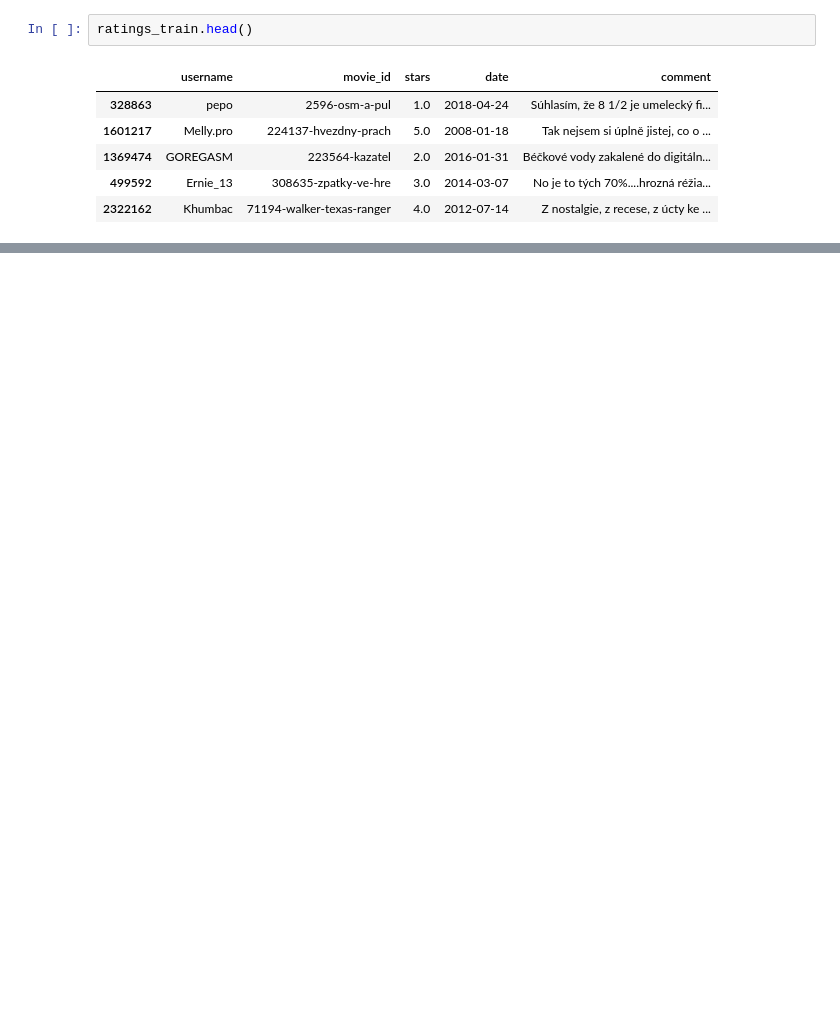
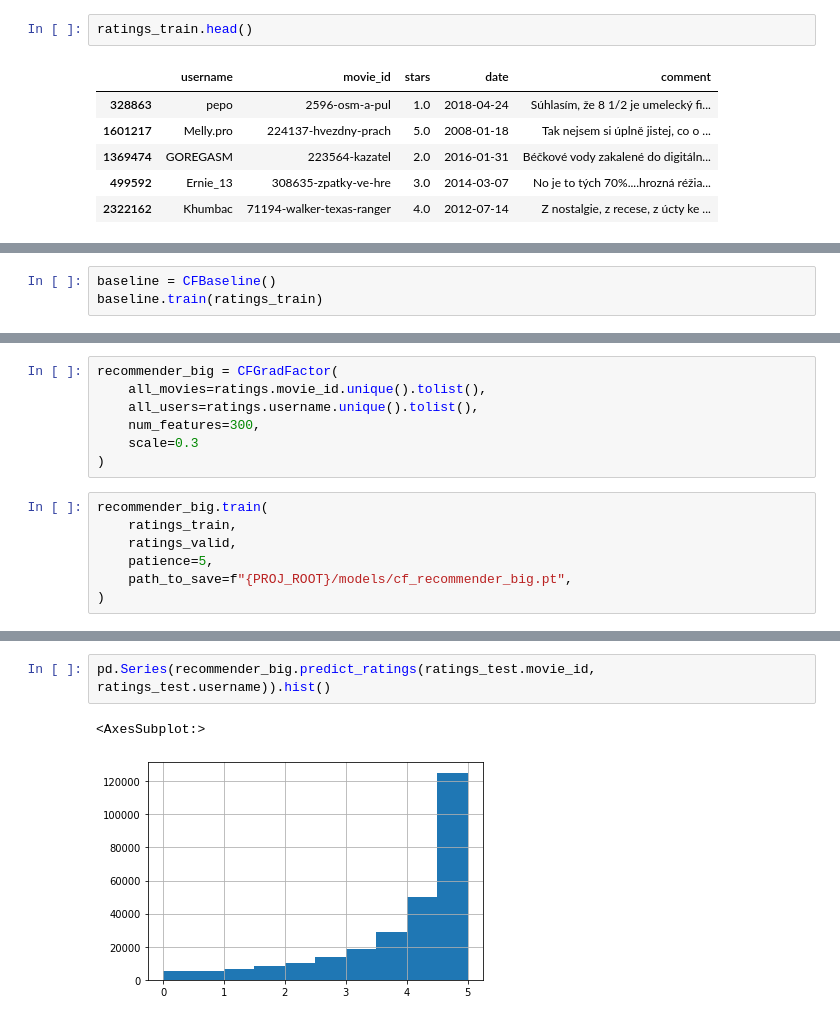
Before and after one commit to prompteus/csfd-movie-recommender, a Jupyter notebook: src/recommend/notebooks/cf_playground.ipynb, the cells around one changed output, grey strips where cells are left out. Cells and saved outputs as stored; diff of their text form; blank space fills up the shorter version.

```diff
--- a/src/recommend/notebooks/cf_playground.ipynb
+++ b/src/recommend/notebooks/cf_playground.ipynb
@@ -278,0 +62,3 @@ validation metrics: {'mse': 0.13789059922243105, 'mae_stars': 1.4133691378161564
+# %%
+baseline = CFBaseline()
+baseline.train(ratings_train)
@@ -278,0 +77,14 @@ validation metrics: {'mse': 0.13789059922243105, 'mae_stars': 1.4133691378161564
+# %%
+recommender_big = CFGradFactor(
+    all_movies=ratings.movie_id.unique().tolist(),
+    all_users=ratings.username.unique().tolist(),
+    num_features=300,
+    scale=0.3
+)
+# %%
+recommender_big.train(
+    ratings_train,
+    ratings_valid,
+    patience=5,
+    path_to_save=f"{PROJ_ROOT}/models/cf_recommender_big.pt",
+)
@@ -278,0 +110,5 @@ validation metrics: {'mse': 0.13789059922243105, 'mae_stars': 1.4133691378161564
+# %%
+pd.Series(recommender_big.predict_ratings(ratings_test.movie_id, ratings_test.username)).hist()
+# %% [output]
+<AxesSubplot:>
+[figure, added]
```
Also changed, not shown: parts of 30 cells of this notebook, 3 other files.
